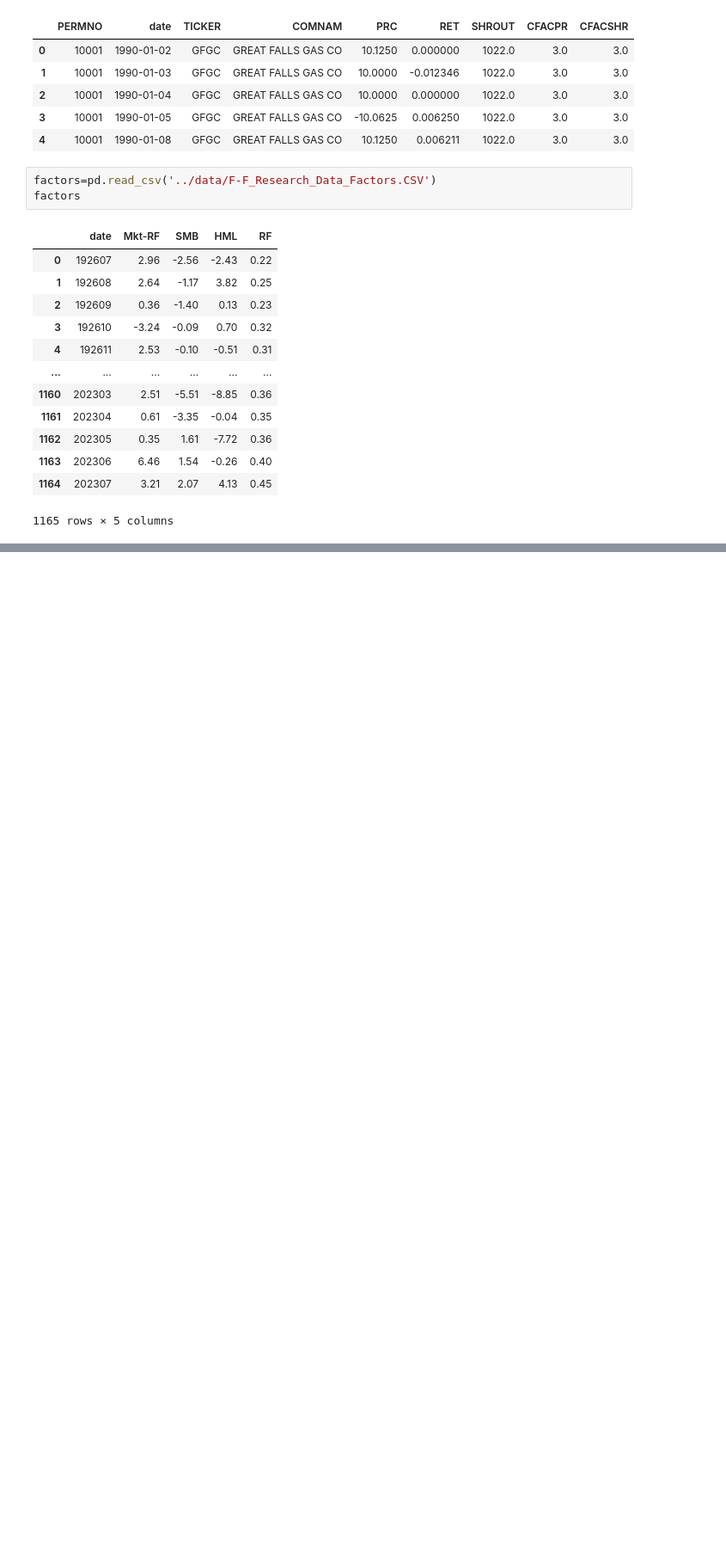
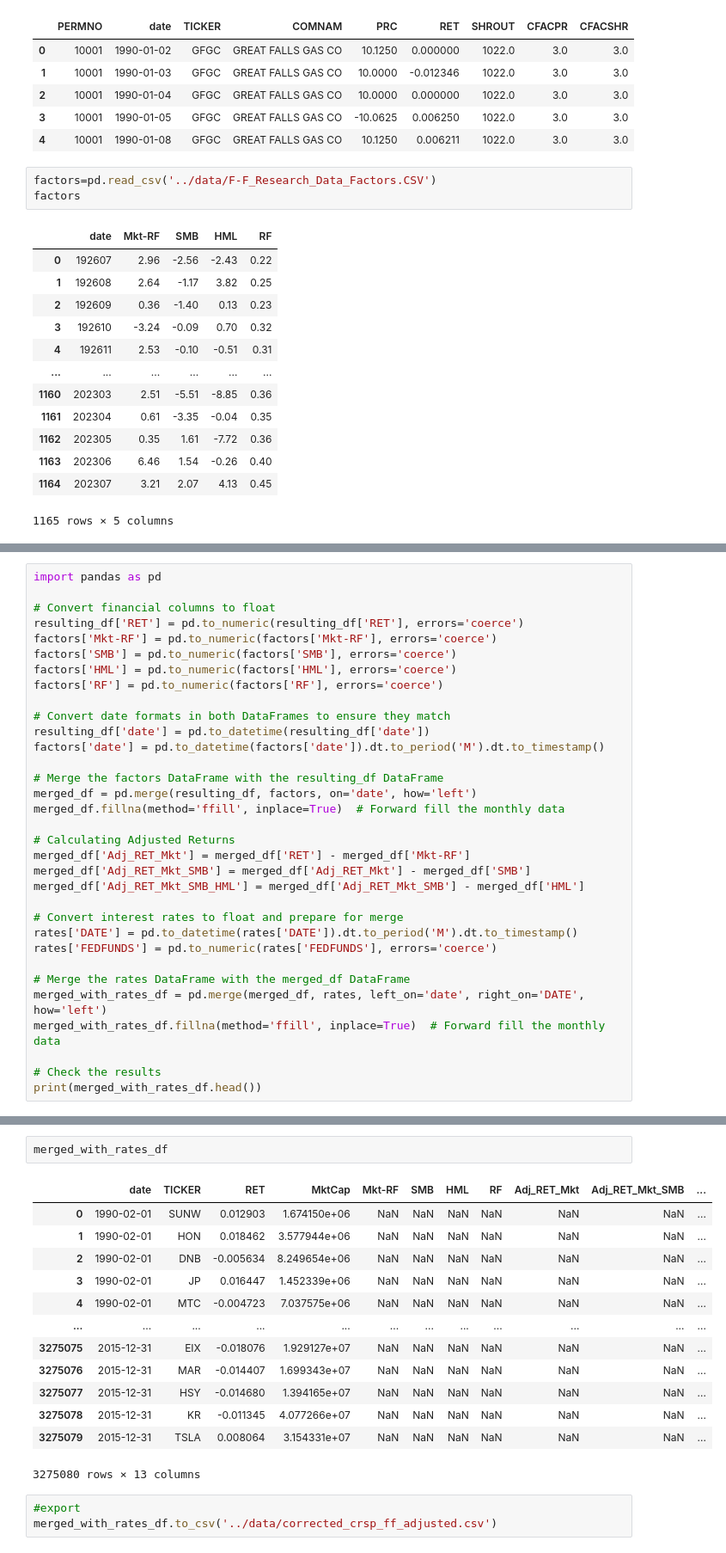
Before and after one commit to Kibitz117/Thesis, a Jupyter notebook: data_func/data_generator.ipynb, the cells around one changed output, grey strips where cells are left out. Shown at 86% size. Drawn from its saved outputs; the diff is of its cells as text; blank space fills up the shorter version.

```diff
--- a/data_func/data_generator.ipynb
+++ b/data_func/data_generator.ipynb
@@ -208,0 +81,33 @@ Name: TICKER, Length: 6310, dtype: int64
+# %%
+import pandas as pd
+
+# Convert financial columns to float
+resulting_df['RET'] = pd.to_numeric(resulting_df['RET'], errors='coerce')
+factors['Mkt-RF'] = pd.to_numeric(factors['Mkt-RF'], errors='coerce')
+factors['SMB'] = pd.to_numeric(factors['SMB'], errors='coerce')
+factors['HML'] = pd.to_numeric(factors['HML'], errors='coerce')
+factors['RF'] = pd.to_numeric(factors['RF'], errors='coerce')
+
+# Convert date formats in both DataFrames to ensure they match
+resulting_df['date'] = pd.to_datetime(resulting_df['date'])
+factors['date'] = pd.to_datetime(factors['date']).dt.to_period('M').dt.to_timestamp()
+
+# Merge the factors DataFrame with the resulting_df DataFrame
+merged_df = pd.merge(resulting_df, factors, on='date', how='left')
+merged_df.fillna(method='ffill', inplace=True)  # Forward fill the monthly data
+
+# Calculating Adjusted Returns
+merged_df['Adj_RET_Mkt'] = merged_df['RET'] - merged_df['Mkt-RF']
+merged_df['Adj_RET_Mkt_SMB'] = merged_df['Adj_RET_Mkt'] - merged_df['SMB']
+merged_df['Adj_RET_Mkt_SMB_HML'] = merged_df['Adj_RET_Mkt_SMB'] - merged_df['HML']
+
+# Convert interest rates to float and prepare for merge
+rates['DATE'] = pd.to_datetime(rates['DATE']).dt.to_period('M').dt.to_timestamp()
+rates['FEDFUNDS'] = pd.to_numeric(rates['FEDFUNDS'], errors='coerce')
+
+# Merge the rates DataFrame with the merged_df DataFrame
+merged_with_rates_df = pd.merge(merged_df, rates, left_on='date', right_on='DATE', how='left')
+merged_with_rates_df.fillna(method='ffill', inplace=True)  # Forward fill the monthly data
+
+# Check the results
+print(merged_with_rates_df.head())
@@ -209 +128,20 @@ Name: TICKER, Length: 6310, dtype: int64
+# %%
+merged_with_rates_df
+# %% [output]
+|  | date | TICKER | RET | MktCap | Mkt-RF | SMB | HML | RF | Adj_RET_Mkt | Adj_RET_Mkt_SMB | ... |
+| 0 | 1990-02-01 | SUNW | 0.012903 | 1.674150e+06 | NaN | NaN | NaN | NaN | NaN | NaN | ... |
+| 1 | 1990-02-01 | HON | 0.018462 | 3.577944e+06 | NaN | NaN | NaN | NaN | NaN | NaN | ... |
+| 2 | 1990-02-01 | DNB | -0.005634 | 8.249654e+06 | NaN | NaN | NaN | NaN | NaN | NaN | ... |
+| 3 | 1990-02-01 | JP | 0.016447 | 1.452339e+06 | NaN | NaN | NaN | NaN | NaN | NaN | ... |
+| 4 | 1990-02-01 | MTC | -0.004723 | 7.037575e+06 | NaN | NaN | NaN | NaN | NaN | NaN | ... |
+| ... | ... | ... | ... | ... | ... | ... | ... | ... | ... | ... | ... |
+| 3275075 | 2015-12-31 | EIX | -0.018076 | 1.929127e+07 | NaN | NaN | NaN | NaN | NaN | NaN | ... |
+| 3275076 | 2015-12-31 | MAR | -0.014407 | 1.699343e+07 | NaN | NaN | NaN | NaN | NaN | NaN | ... |
+| 3275077 | 2015-12-31 | HSY | -0.014680 | 1.394165e+07 | NaN | NaN | NaN | NaN | NaN | NaN | ... |
+| 3275078 | 2015-12-31 | KR | -0.011345 | 4.077266e+07 | NaN | NaN | NaN | NaN | NaN | NaN | ... |
+| 3275079 | 2015-12-31 | TSLA | 0.008064 | 3.154331e+07 | NaN | NaN | NaN | NaN | NaN | NaN | ... |
+3275080 rows × 13 columns
+# %%
+#export
+merged_with_rates_df.to_csv('../data/corrected_crsp_ff_adjusted.csv')
 # %%
```
Also changed, not shown: parts of 21 cells of this notebook, 7 other files.
